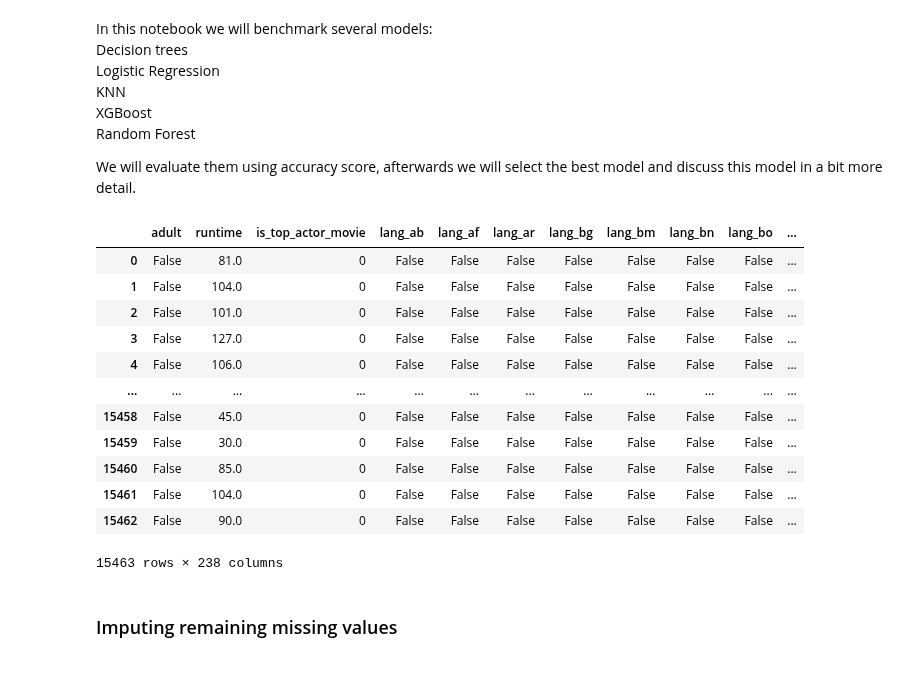
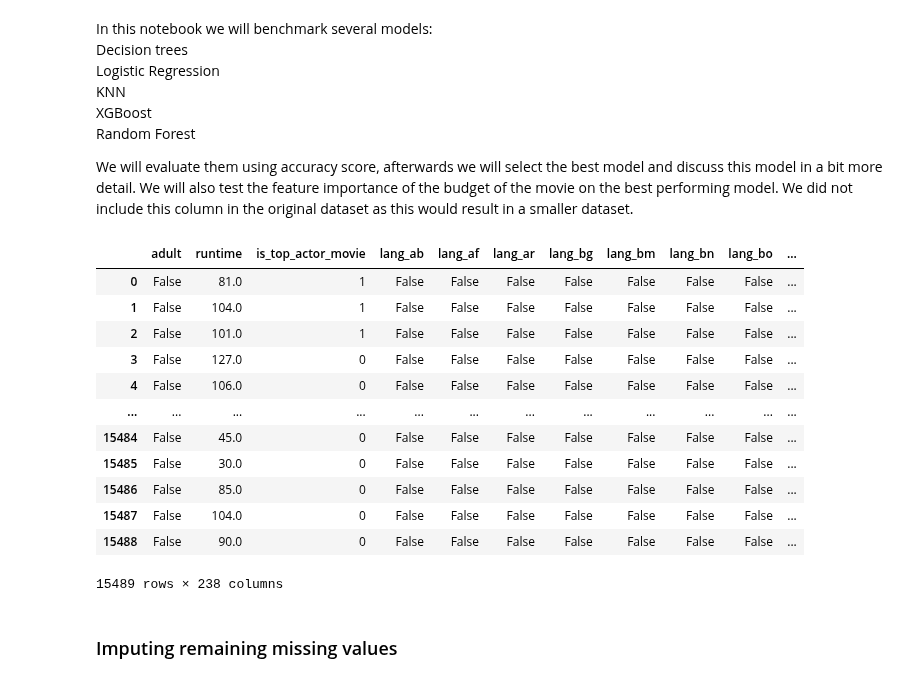
Before and after one commit to EliasMondelaers/datamanagementProject, a Jupyter notebook: Modeling.ipynb, the cells around one changed output. Drawn from its saved outputs; the diff is of its cells as text; code cells hidden in the pictures.

```diff
--- a/Modeling.ipynb
+++ b/Modeling.ipynb
@@ -23,21 +23,21 @@ KNN <br>
 XGBoost <br>
 Random Forest <br>
 
-We will evaluate them using accuracy score, afterwards we will select the best model and discuss this model in a bit more detail.
+We will evaluate them using accuracy score, afterwards we will select the best model and discuss this model in a bit more detail. We will also test the feature importance of the budget of the movie on the best performing model. We did not include this column in the original dataset as this would result in a smaller dataset.
 # %%
-df = pd.read_csv(r"C:\Users\elias\Downloads\Data Management\df_without_budget.csv")
+df = pd.read_csv(r"C:\Users\elias\Desktop\HIRB\Liege\Data Management\df_without_budget.csv")
 df
 # %% [output]
 |  | adult | runtime | is_top_actor_movie | lang_ab | lang_af | lang_ar | lang_bg | lang_bm | lang_bn | lang_bo | ... |
-| 0 | False | 81.0 | 0 | False | False | False | False | False | False | False | ... |
-| 1 | False | 104.0 | 0 | False | False | False | False | False | False | False | ... |
-| 2 | False | 101.0 | 0 | False | False | False | False | False | False | False | ... |
+| 0 | False | 81.0 | 1 | False | False | False | False | False | False | False | ... |
+| 1 | False | 104.0 | 1 | False | False | False | False | False | False | False | ... |
+| 2 | False | 101.0 | 1 | False | False | False | False | False | False | False | ... |
 | 3 | False | 127.0 | 0 | False | False | False | False | False | False | False | ... |
 | 4 | False | 106.0 | 0 | False | False | False | False | False | False | False | ... |
 | ... | ... | ... | ... | ... | ... | ... | ... | ... | ... | ... | ... |
-| 15458 | False | 45.0 | 0 | False | False | False | False | False | False | False | ... |
-| 15459 | False | 30.0 | 0 | False | False | False | False | False | False | False | ... |
-| 15460 | False | 85.0 | 0 | False | False | False | False | False | False | False | ... |
-| 15461 | False | 104.0 | 0 | False | False | False | False | False | False | False | ... |
-| 15462 | False | 90.0 | 0 | False | False | False | False | False | False | False | ... |
+| 15484 | False | 45.0 | 0 | False | False | False | False | False | False | False | ... |
+| 15485 | False | 30.0 | 0 | False | False | False | False | False | False | False | ... |
+| 15486 | False | 85.0 | 0 | False | False | False | False | False | False | False | ... |
+| 15487 | False | 104.0 | 0 | False | False | False | False | False | False | False | ... |
+| 15488 | False | 90.0 | 0 | False | False | False | False | False | False | False | ... |
-15463 rows × 238 columns
+15489 rows × 238 columns
```
Also changed, not shown: parts of 5 cells of this notebook, 2 other files.
